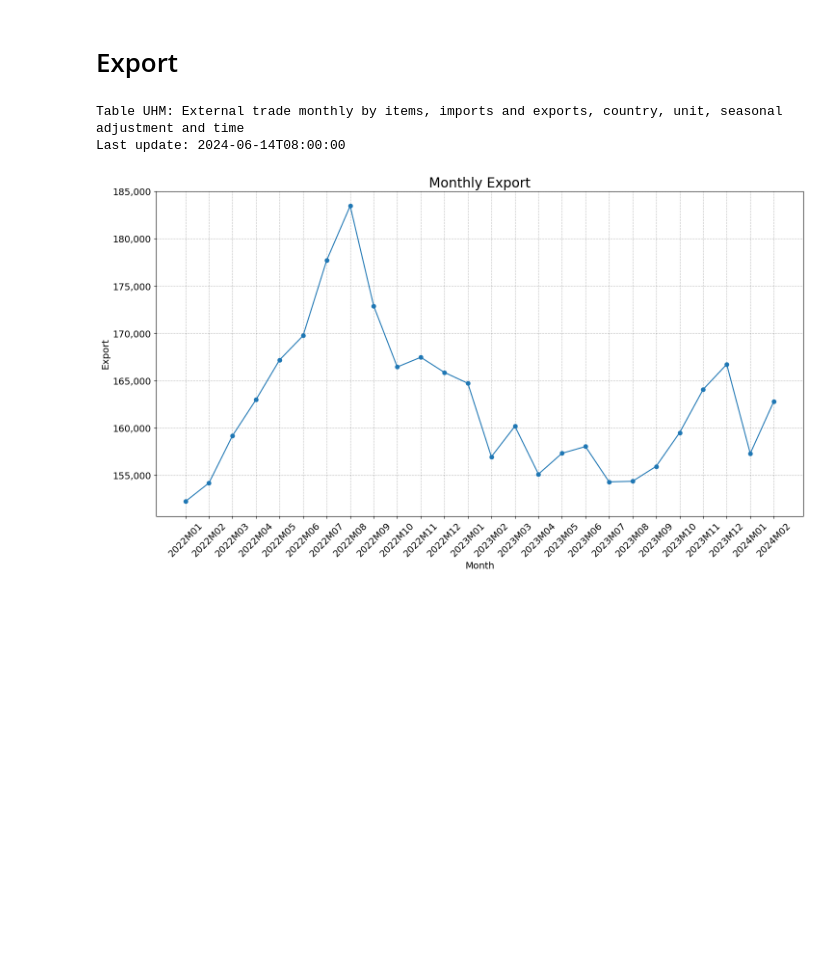
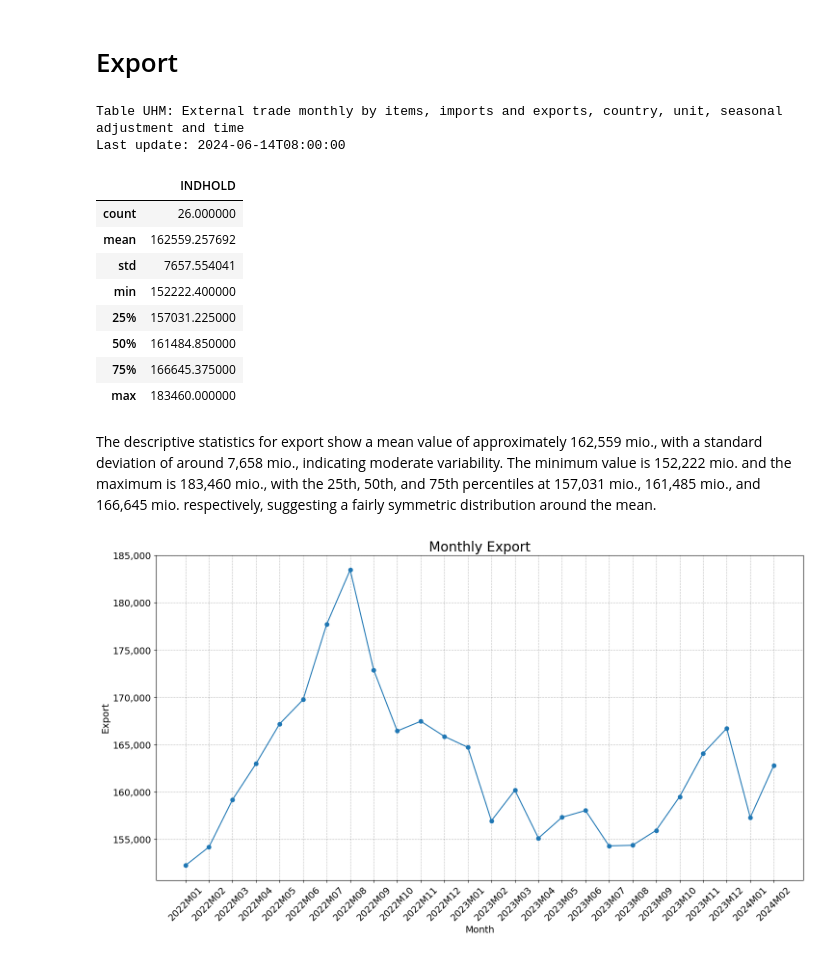
Before and after one commit to NumEconCopenhagen/projects-2024-ccc, a Jupyter notebook: dataproject/dataproject.ipynb, the cells around one changed output. Drawn from its saved outputs; the diff is of its cells as text; code cells hidden in the pictures; blank space fills up the shorter version.

```diff
--- a/dataproject/dataproject.ipynb
+++ b/dataproject/dataproject.ipynb
@@ -81,32 +105,56 @@ From an economic standpoint, these fluctuations are significant as they may infl
 # %%
 #Import UHM dataset for DST
 Export = DstApi('UHM')
 # Retrieve a summary of the table which contains variable names in English
 tabsum = Export.tablesummary(language='en')
 
 
 
 #Define base parameters for the data retrieval
 params = Export._define_base_params(language='en')  # Returns a view, that we can edit
 params
 
 # Print out the base parameters, set the values for the variables
 variables = params['variables']
 variables[0]['values'] = ['1.A']
 variables[1]['values'] =['2']
 variables[2]['values'] = ['W1']
 variables[3]['values'] = ['93']
 variables[4]['values'] = ['2']
 variables[5]['values'] = ['2022M01', '2022M02', '2022M03', '2022M04', '2022M05', '2022M06', '2022M07', '2022M08', '2022M09', '2022M10', '2022M11', '2022M12',
 '2023M01', '2023M02', '2023M03', '2023M04', '2023M05', '2023M06', '2023M07', '2023M08', '2023M09', '2023M10', '2023M11', '2023M12',
 '2024M01', '2024M02']
 params
 
 # Use the modified parameters to get data from the trade API and store it
 Export_data = Export.get_data(params=params)
+
+# Convert the data to a pandas DataFrame
+df = pd.DataFrame(Export_data)
+
+# Ensure 'INDHOLD' column is converted to numeric if necessary
+df['INDHOLD'] = pd.to_numeric(df['INDHOLD'], errors='coerce')
+
+# Display standard descriptive statistics for 'INDHOLD'
+descriptive_stats_indhold = df['INDHOLD'].describe()
+
+# Optional: Display the descriptive statistics in a more readable format, such as a table in a Jupyter Notebook
+from IPython.display import display, HTML
+display(HTML(descriptive_stats_indhold.to_frame().to_html()))
 # %% [output]
 Table UHM: External trade monthly by items, imports and exports, country, unit, seasonal adjustment and time
 Last update: 2024-06-14T08:00:00
+|  | INDHOLD |
+| count | 26.000000 |
+| mean | 162559.257692 |
+| std | 7657.554041 |
+| min | 152222.400000 |
+| 25% | 157031.225000 |
+| 50% | 161484.850000 |
+| 75% | 166645.375000 |
+| max | 183460.000000 |
+# %% [markdown]
+The descriptive statistics for export show a mean value of approximately 162,559 mio., with a standard deviation of around 7,658 mio., indicating moderate variability. The minimum value is 152,222 mio. and the maximum is 183,460 mio., with the 25th, 50th, and 75th percentiles at 157,031 mio., 161,485 mio., and 166,645 mio. respectively, suggesting a fairly symmetric distribution around the mean.
 # %%
 #Convert the values in the INDHOLD column to a numeric data type
 Export_data['INDHOLD'] = pd.to_numeric(Export_data['INDHOLD'], errors='coerce').fillna(0).astype(int)
```
Also changed, not shown: parts of 3 cells of this notebook.
